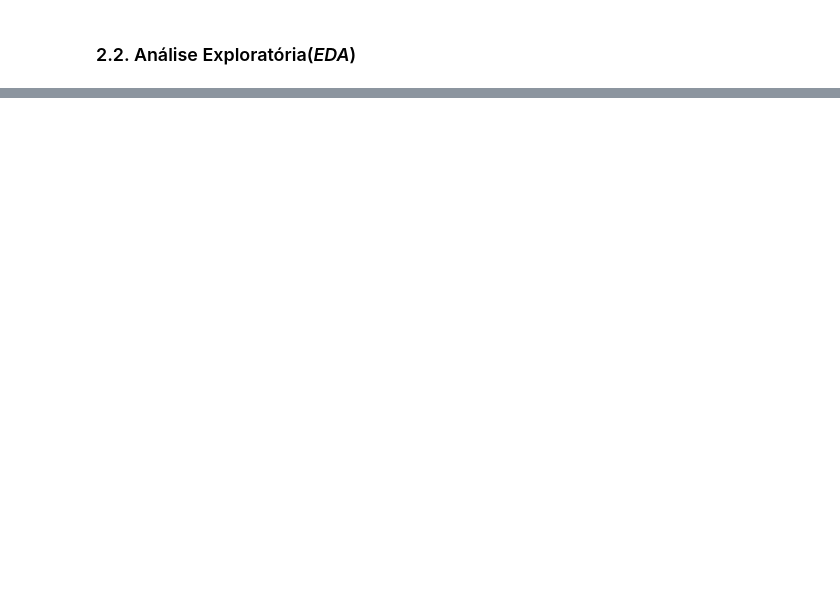
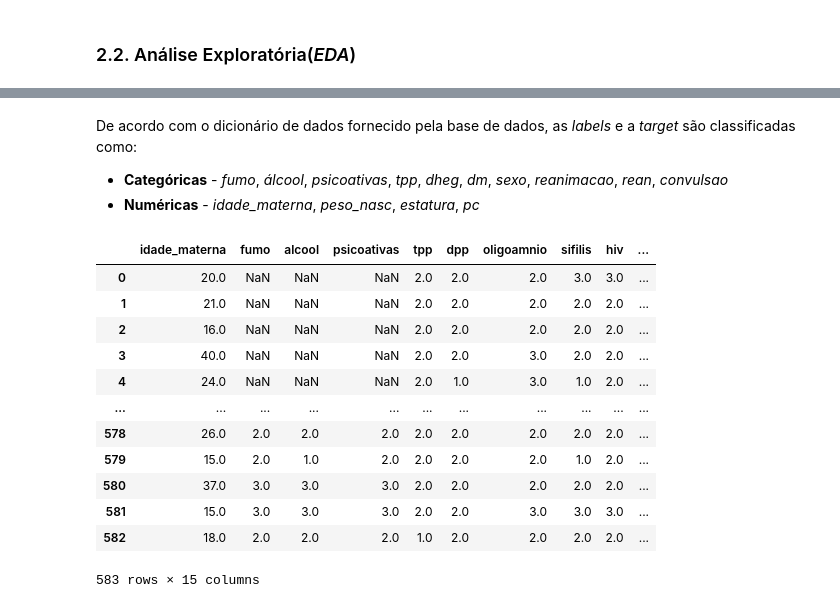
Before and after one commit to ecalasans/mlreanimacao, a Jupyter notebook: ml_p1_ETL.ipynb, the cells around one changed output, grey strips where cells are left out. Drawn from its saved outputs; the diff is of its cells as text; code cells hidden in the pictures; blank space fills up the shorter version.

```diff
--- a/ml_p1_ETL.ipynb
+++ b/ml_p1_ETL.ipynb
@@ -156,0 +203,4 @@ wandb: Find logs at: ./wandb/run-20220513_042753-28lv6kck/logs
+# %%
+# Uso do artefato
+rean_artifact = wandb.use_artifact('mlreanimacao/rean_raw.csv:latest')
+df_rean = pd.read_csv(rean_artifact.file())
@@ -156,0 +228,21 @@ wandb: Find logs at: ./wandb/run-20220513_042753-28lv6kck/logs
+# %% [markdown]
+De acordo com o dicionário de dados fornecido pela base de dados, as *labels* e a *target* são classificadas como:
+
+* **Categóricas** - *fumo*, *álcool*, *psicoativas*, *tpp*, *dheg*, *dm*, *sexo*, *reanimacao*, *rean*, *convulsao*
+* **Numéricas** - *idade_materna*, *peso_nasc*, *estatura*, *pc*
+# %%
+df_rean
+# %% [output]
+|  | idade_materna | fumo | alcool | psicoativas | tpp | dpp | oligoamnio | sifilis | hiv | ... |
+| 0 | 20.0 | NaN | NaN | NaN | 2.0 | 2.0 | 2.0 | 3.0 | 3.0 | ... |
+| 1 | 21.0 | NaN | NaN | NaN | 2.0 | 2.0 | 2.0 | 2.0 | 2.0 | ... |
+| 2 | 16.0 | NaN | NaN | NaN | 2.0 | 2.0 | 2.0 | 2.0 | 2.0 | ... |
+| 3 | 40.0 | NaN | NaN | NaN | 2.0 | 2.0 | 3.0 | 2.0 | 2.0 | ... |
+| 4 | 24.0 | NaN | NaN | NaN | 2.0 | 1.0 | 3.0 | 1.0 | 2.0 | ... |
+| ... | ... | ... | ... | ... | ... | ... | ... | ... | ... | ... |
+| 578 | 26.0 | 2.0 | 2.0 | 2.0 | 2.0 | 2.0 | 2.0 | 2.0 | 2.0 | ... |
+| 579 | 15.0 | 2.0 | 1.0 | 2.0 | 2.0 | 2.0 | 2.0 | 1.0 | 2.0 | ... |
+| 580 | 37.0 | 3.0 | 3.0 | 3.0 | 2.0 | 2.0 | 2.0 | 2.0 | 2.0 | ... |
+| 581 | 15.0 | 3.0 | 3.0 | 3.0 | 2.0 | 2.0 | 3.0 | 3.0 | 3.0 | ... |
+| 582 | 18.0 | 2.0 | 2.0 | 2.0 | 1.0 | 2.0 | 2.0 | 2.0 | 2.0 | ... |
+583 rows × 15 columns
```
Also changed, not shown: parts of 39 cells of this notebook, 7 other files.
